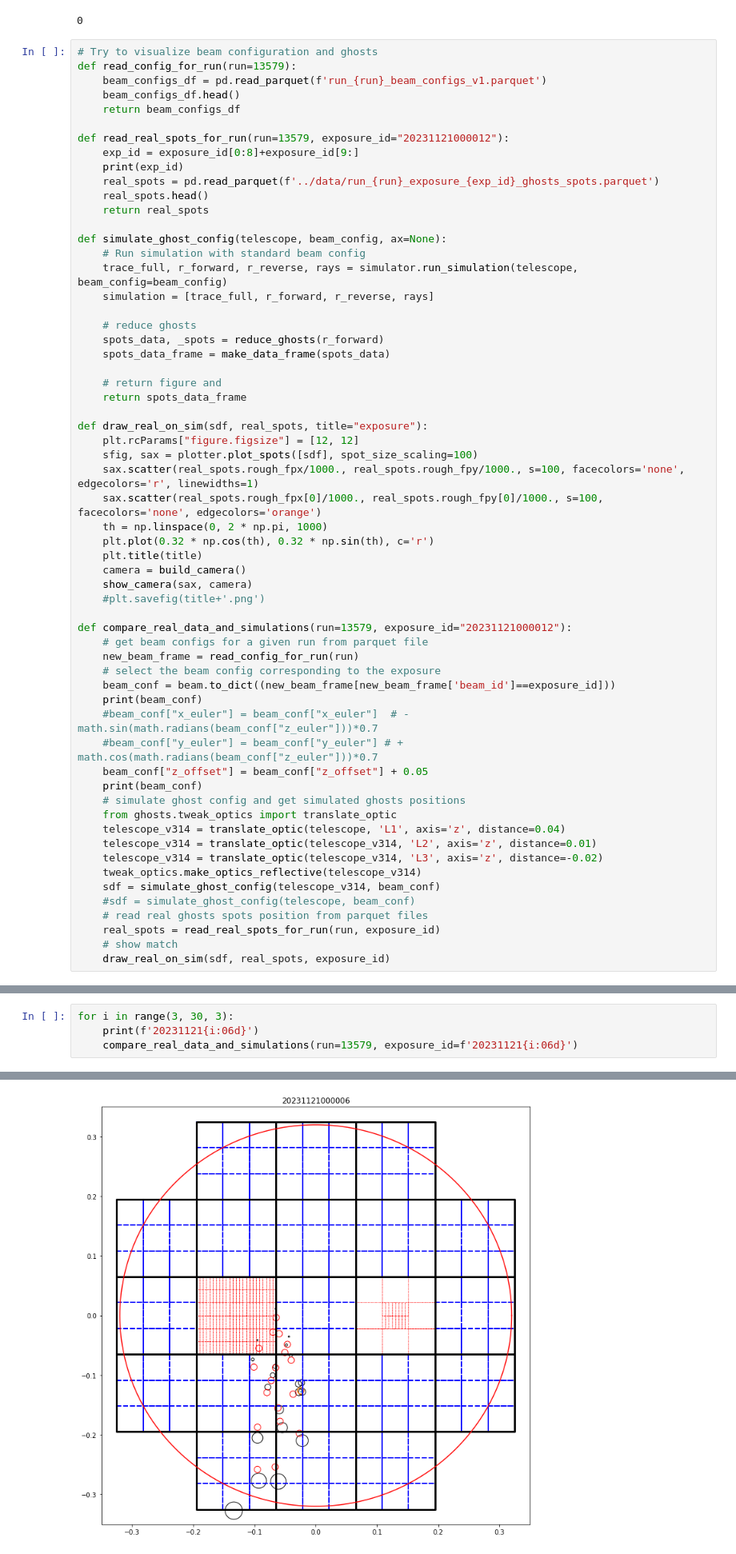
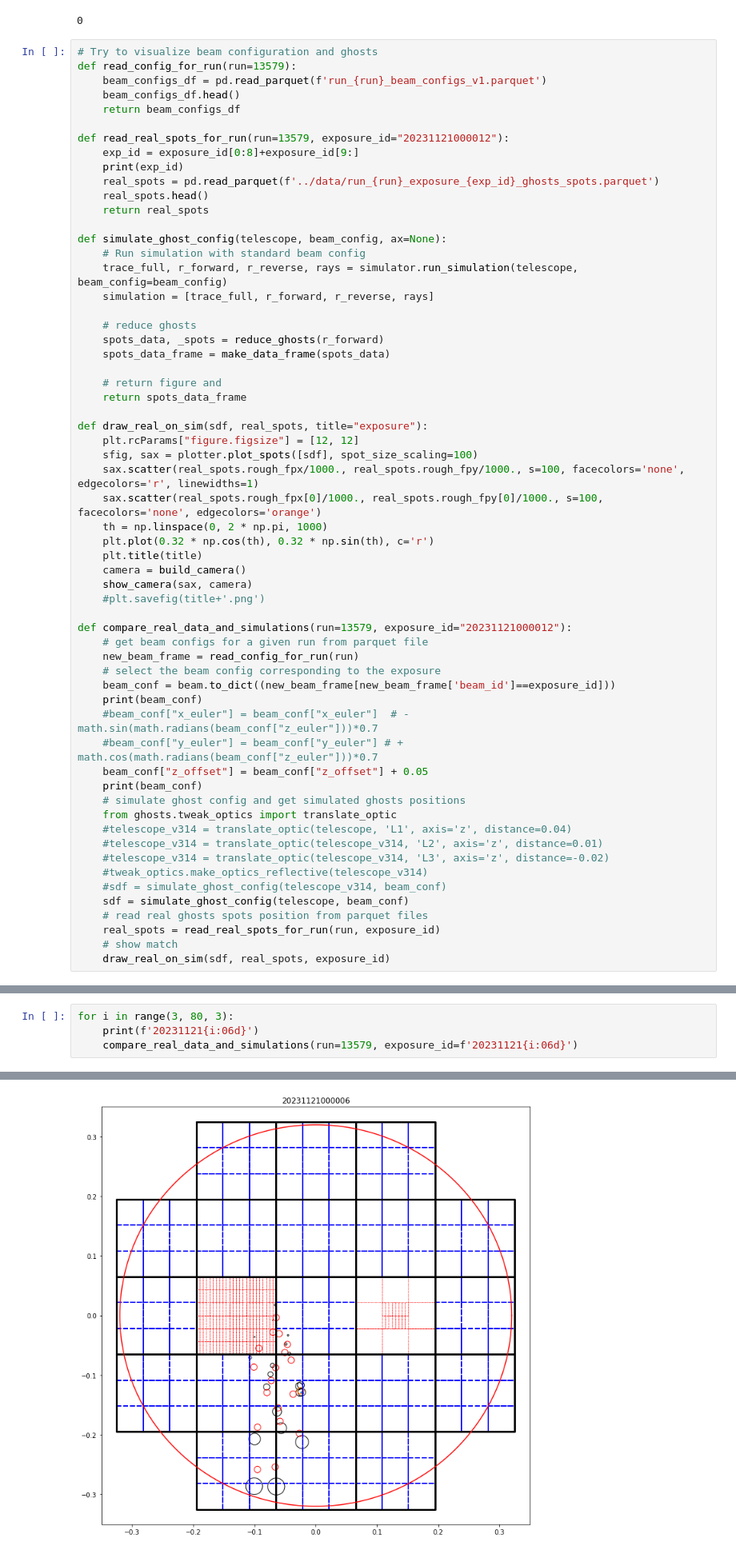
Before and after one commit to lsst-camera-dh/ghosts, a Jupyter notebook: notebooks/LSST_CCOB_compare_data_simulations.ipynb, the cells around one changed output, grey strips where cells are left out. Shown at 80% size. Cells and saved outputs as stored; diff of their text form.

```diff
--- a/notebooks/LSST_CCOB_compare_data_simulations.ipynb
+++ b/notebooks/LSST_CCOB_compare_data_simulations.ipynb
@@ -405,12 +405,12 @@ def compare_real_data_and_simulations(run=13579, exposure_id="20231121000012"):
     print(beam_conf)
     # simulate ghost config and get simulated ghosts positions
     from ghosts.tweak_optics import translate_optic
-    telescope_v314 = translate_optic(telescope, 'L1', axis='z', distance=0.04)
-    telescope_v314 = translate_optic(telescope_v314, 'L2', axis='z', distance=0.01)
-    telescope_v314 = translate_optic(telescope_v314, 'L3', axis='z', distance=-0.02)
-    tweak_optics.make_optics_reflective(telescope_v314)
-    sdf = simulate_ghost_config(telescope_v314, beam_conf)
-    #sdf = simulate_ghost_config(telescope, beam_conf)
+    #telescope_v314 = translate_optic(telescope, 'L1', axis='z', distance=0.04)
+    #telescope_v314 = translate_optic(telescope_v314, 'L2', axis='z', distance=0.01)
+    #telescope_v314 = translate_optic(telescope_v314, 'L3', axis='z', distance=-0.02)
+    #tweak_optics.make_optics_reflective(telescope_v314)
+    #sdf = simulate_ghost_config(telescope_v314, beam_conf)
+    sdf = simulate_ghost_config(telescope, beam_conf)
     # read real ghosts spots position from parquet files
     real_spots = read_real_spots_for_run(run, exposure_id)
     # show match
@@ -427,5 +427,5 @@ compare_real_data_and_simulations(run=13579, exposure_id="20231121000012")
 # %%
-for i in range(3, 30, 3):
+for i in range(3, 80, 3):
     print(f'20231121{i:06d}')
     compare_real_data_and_simulations(run=13579, exposure_id=f'20231121{i:06d}')
 # %% [output]
@@ -450 +471 @@ for i in range(3, 30, 3):
-[figure, old version]
+[figure, new version]
```
Also changed, not shown: parts of 6 cells of this notebook, 7 other files.
